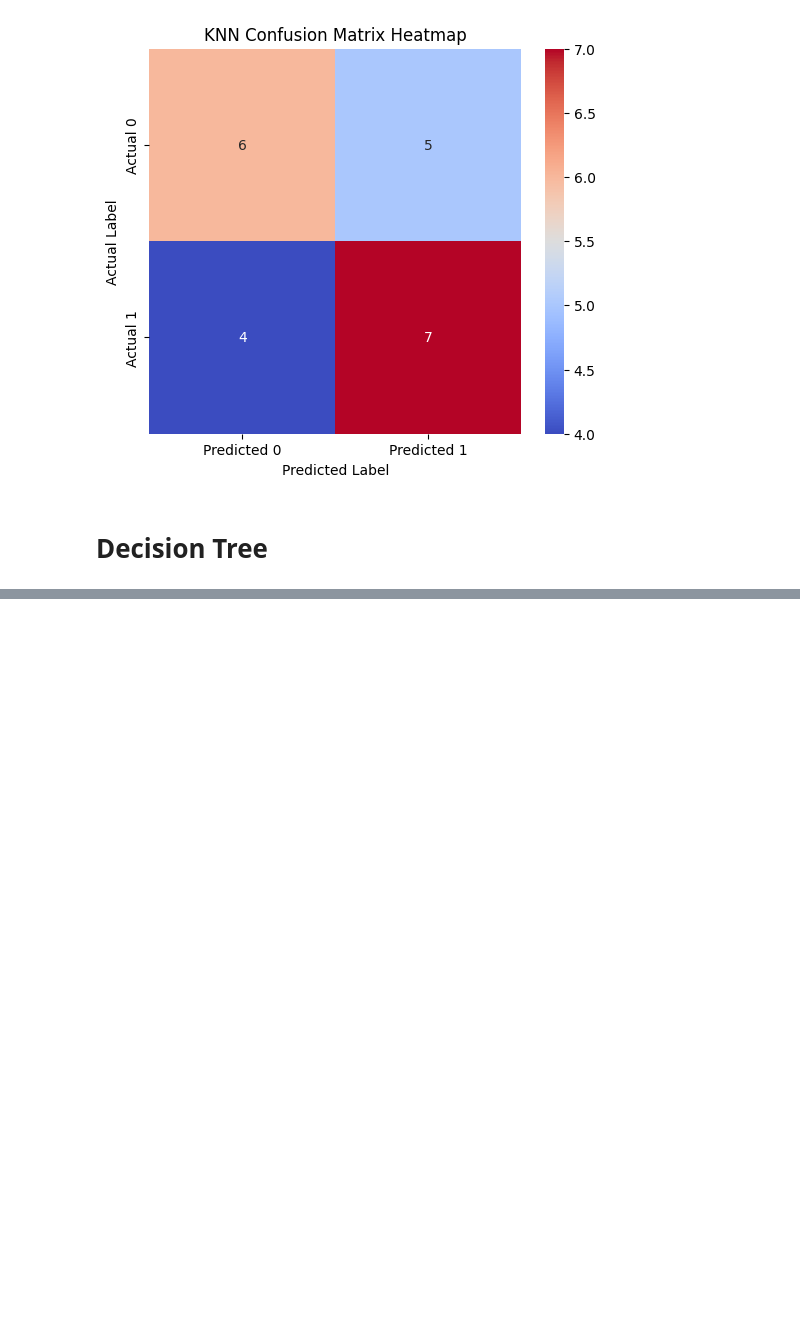
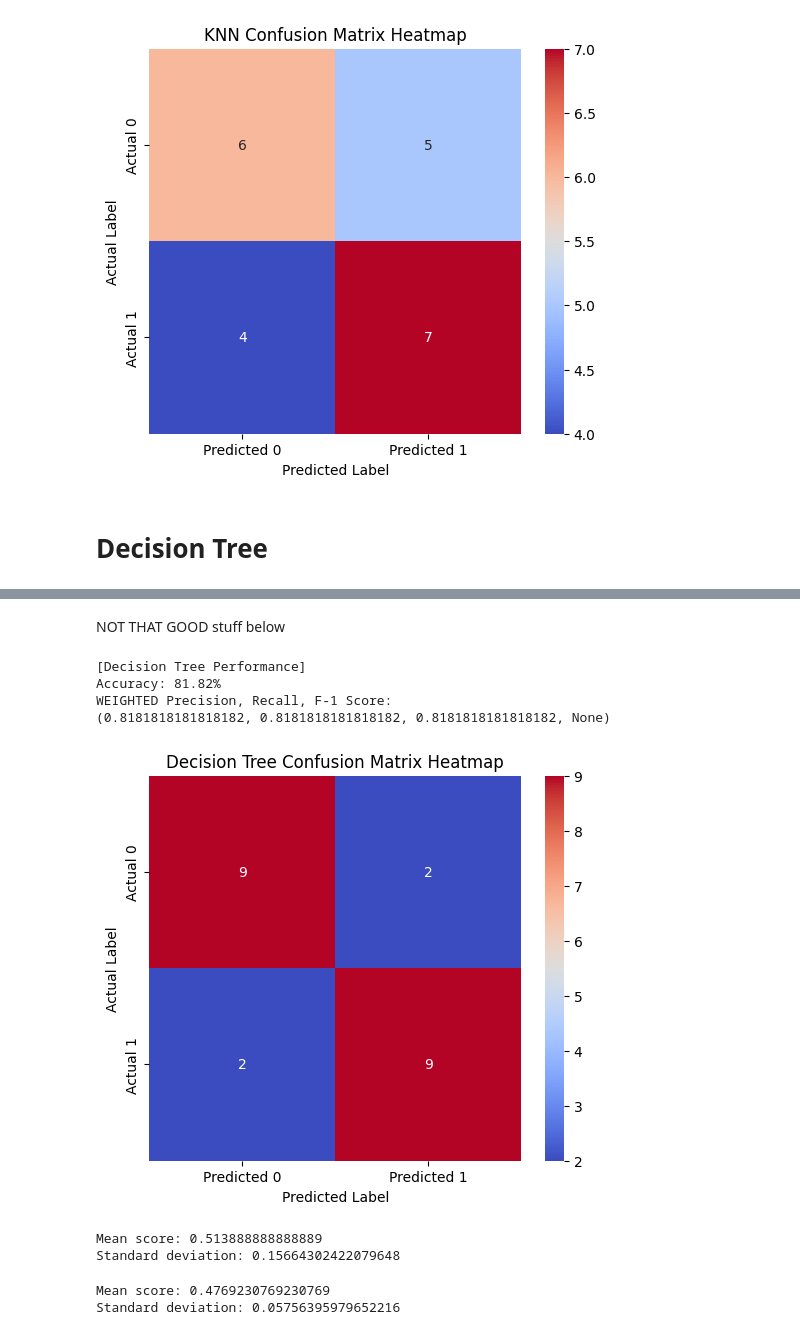
Before and after one commit to GarveyJLi/alzheimers-eeg-classification, a Jupyter notebook: modeling.ipynb, the cells around one changed output, grey strips where cells are left out. Saved outputs shown, nothing was run; the diff lists cells and outputs as text; code cells hidden in the pictures; blank space fills up the shorter version.

```diff
--- a/modeling.ipynb
+++ b/modeling.ipynb
@@ -207,0 +259,55 @@ Find best hyperparameters with grid search
+# %% [markdown]
+NOT THAT GOOD stuff below
+# %%
+pipeline = make_pipeline(tree.DecisionTreeClassifier(criterion='gini', splitter ='best', min_samples_split=5))
+pipeline.fit(X_train, y_train)
+# gets results
+acc, res_metrics = scoring_metrics(pipeline, X_test, y_test , model = "Decision Tree")
+# %% [output]
+[Decision Tree Performance]
+Accuracy: 81.82%
+WEIGHTED Precision, Recall, F-1 Score:
+(0.8181818181818182, 0.8181818181818182, 0.8181818181818182, None)
+[figure, added]
+# %%
+from sklearn.model_selection import cross_val_score
+import numpy as np
+
+# Create the pipeline
+pipeline = make_pipeline(tree.DecisionTreeClassifier(criterion='gini', splitter='best', min_samples_split=5))
+
+# Perform cross-validation
+cv_scores = cross_val_score(pipeline, X_train, y_train, cv=5)  # You can adjust cv to the number of folds you want
+
+# Get the standard deviation of the cross-validation scores
+std_dev = np.std(cv_scores)
+
+# Optionally, also get the mean score
+mean_score = np.mean(cv_scores)
+
+print(f'Mean score: {mean_score}')
+print(f'Standard deviation: {std_dev}')
+# %% [output]
+Mean score: 0.513888888888889
+Standard deviation: 0.15664302422079648
+# %%
+from sklearn.model_selection import cross_val_score
+import numpy as np
+
+# Create the pipeline
+pipeline = make_pipeline(tree.DecisionTreeClassifier(criterion='gini', splitter='best', min_samples_split=5))
+
+# Perform cross-validation
+cv_scores = cross_val_score(pipeline, X, y, cv=5, scoring = 'accuracy')  # You can adjust cv to the number of folds you want
+
+# Get the standard deviation of the cross-validation scores
+std_dev = np.std(cv_scores)
+
+# Optionally, also get the mean score
+mean_score = np.mean(cv_scores)
+
+print(f'Mean score: {mean_score}')
+print(f'Standard deviation: {std_dev}')
+# %% [output]
+Mean score: 0.4769230769230769
+Standard deviation: 0.05756395979652216
```
Also changed, not shown: parts of 6 cells of this notebook.
